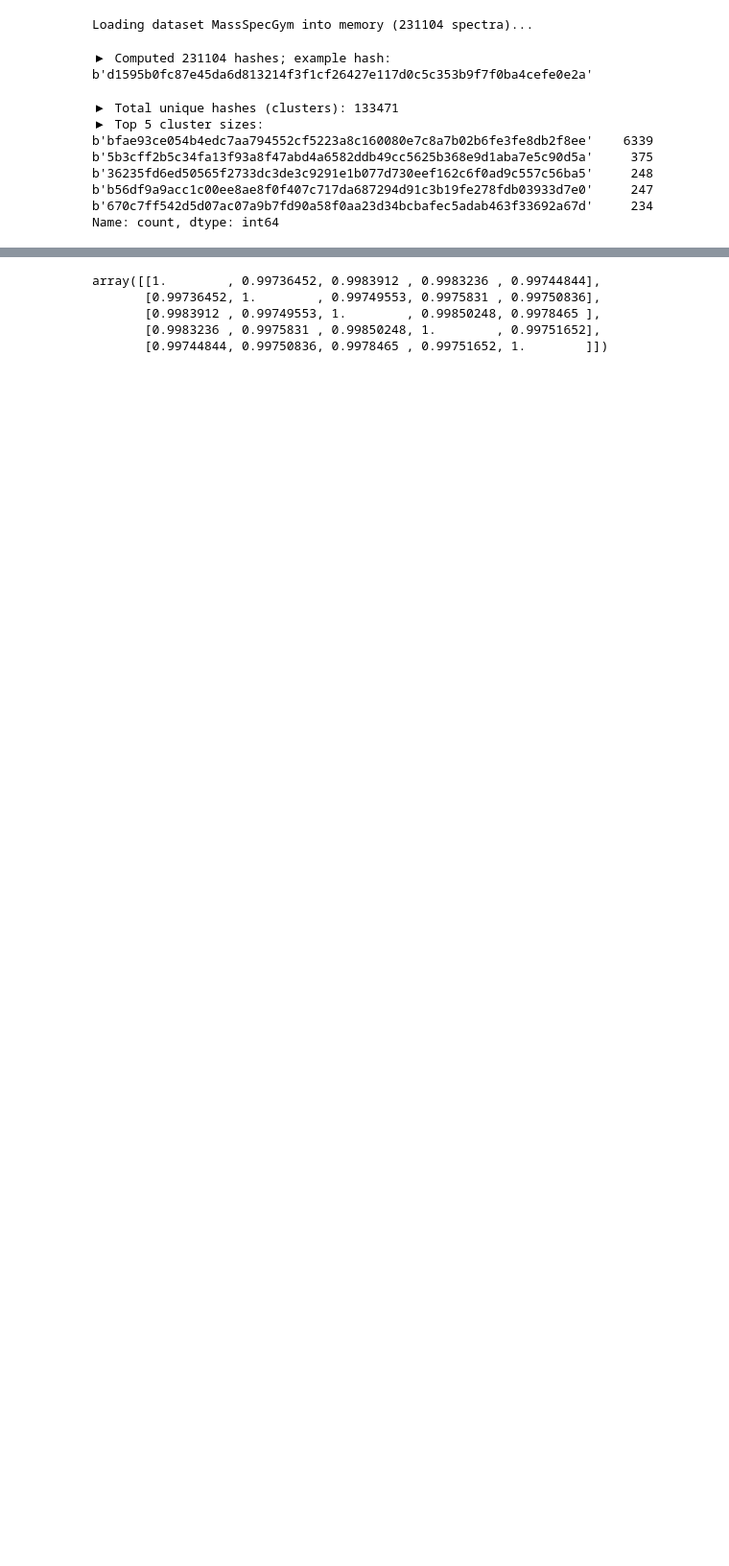
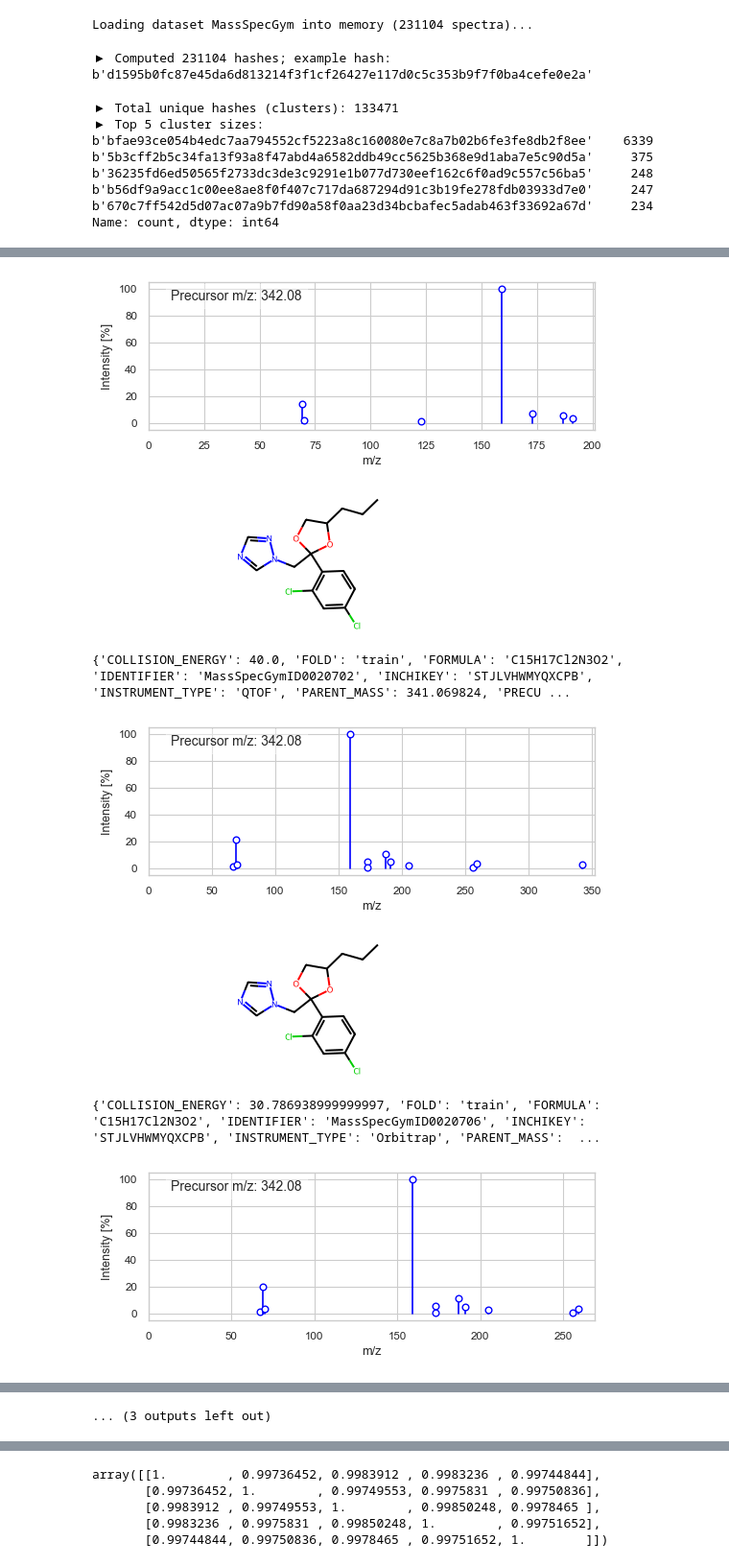
Before and after one commit to pluskal-lab/DreaMS_MIMB, a Jupyter notebook: notebooks/2_deduplication.ipynb, the cells around one changed output, grey strips where cells are left out. Shown at 96% size. Cells and saved outputs as stored; diff of their text form; code cells hidden in the pictures; blank space fills up the shorter version.

```diff
--- a/notebooks/2_deduplication.ipynb
+++ b/notebooks/2_deduplication.ipynb
@@ -349,0 +337,17 @@ for i in idx:
+# %%
+# Pick some LSH forming a cluster of 5 spectra
+lsh_counts = pd.Series(hashes).value_counts()
+lsh_i = lsh_counts[lsh_counts == 5].index[703]
+idx = np.where(hashes == lsh_i)[0]
+
+# Display clustered spectra
+for i in idx:
+    print(msdata.at(int(i), plot_mol=True))
+# %% [output]
+[figure, added]
+[figure, added]
+{'COLLISION_ENERGY': 40.0, 'FOLD': 'train', 'FORMULA': 'C15H17Cl2N3O2', 'IDENTIFIER': 'MassSpecGymID0020702', 'INCHIKEY': 'STJLVHWMYQXCPB', 'INSTRUMENT_TYPE': 'QTOF', 'PARENT_MASS': 341.069824, 'PRECU ...
+[figure, added]
+[figure, added]
+{'COLLISION_ENERGY': 30.786938999999997, 'FOLD': 'train', 'FORMULA': 'C15H17Cl2N3O2', 'IDENTIFIER': 'MassSpecGymID0020706', 'INCHIKEY': 'STJLVHWMYQXCPB', 'INSTRUMENT_TYPE': 'Orbitrap', 'PARENT_MASS':  ...
+[figure, added]
@@ -349,0 +359 @@ for i in idx:
+... (3 outputs left out)
```
Also changed, not shown: parts of 9 cells of this notebook.
